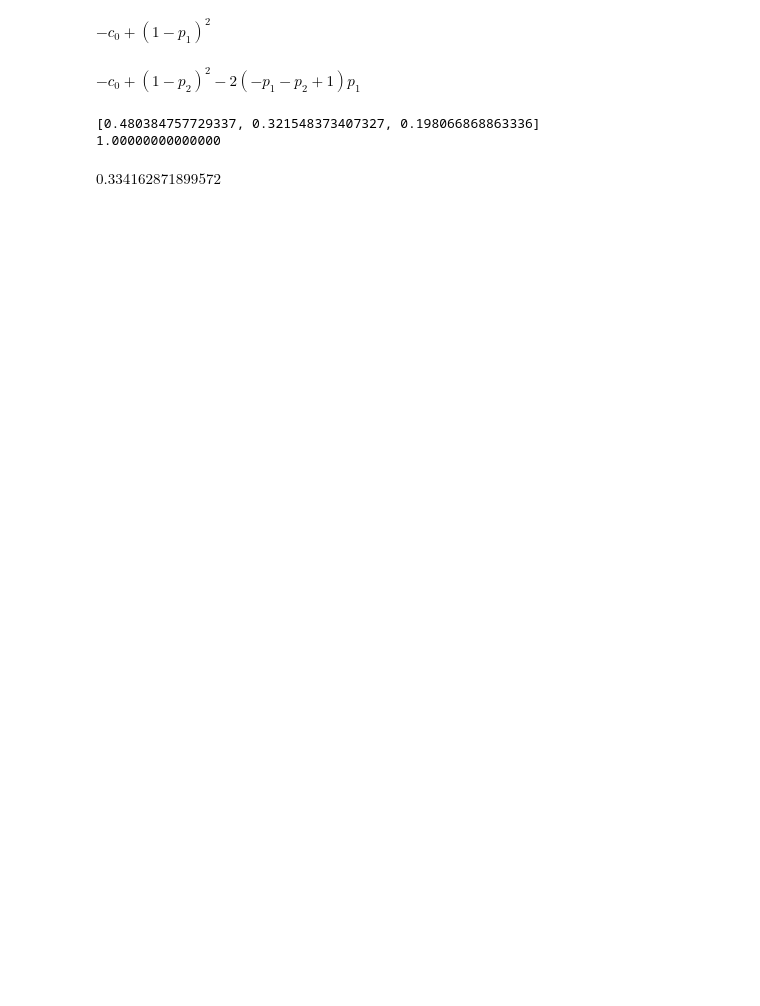
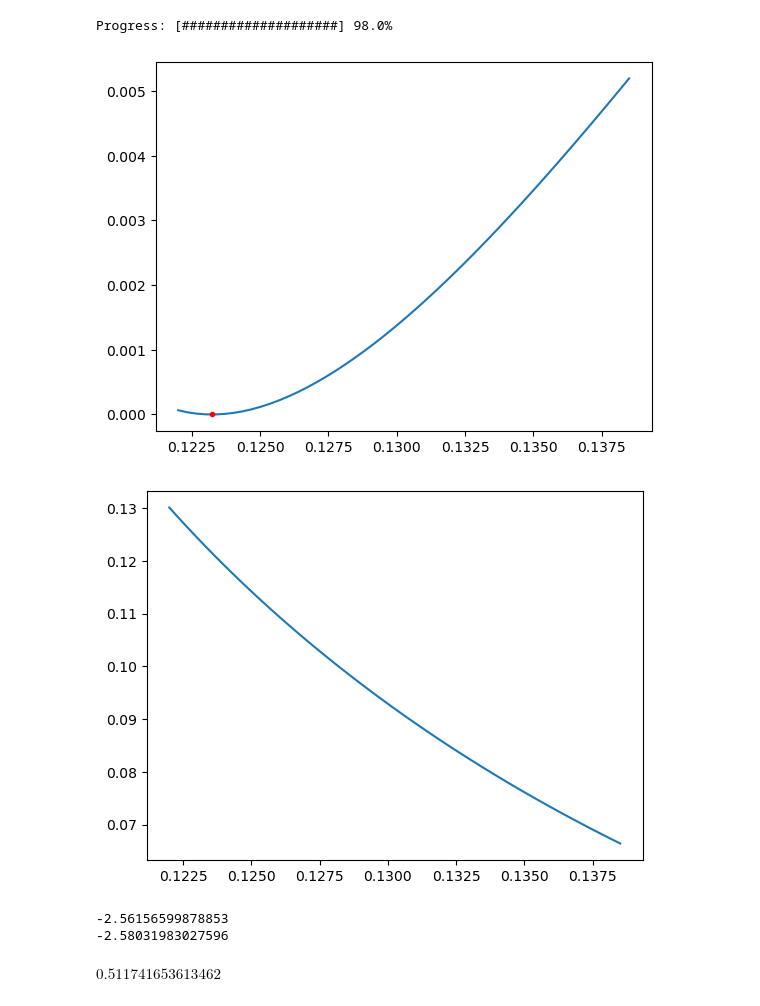
Before and after one commit to Sean-Ericson/LUPI_EVO, a Jupyter notebook: LUPI_NE.ipynb, the cells around one changed output. Cells and saved outputs as stored; diff of their text form; code cells hidden in the pictures; blank space fills up the shorter version.

```diff
--- a/LUPI_NE.ipynb
+++ b/LUPI_NE.ipynb
@@ -38,7 +58,7 @@ def full_soln(x):
 #     print("Elapsed Time: {} days {} hours {} minutes {} seconds {} milliseconds {} microseconds".format(diff.days, diff.seconds // 3600, (diff.seconds // 60) % 60, diff.seconds % 60, diff.microseconds // 1000, diff.microseconds % 1000))
 #     print()
 # %%
-N = 3
+N = 7
 p = sp.IndexedBase('p')
 i,j = sp.symbols('i j', cls=sp.Idx, range=(1,N))
 Z0, c0 = sp.symbols('Z0, c0')
@@ -47,7 +67,3 @@ L = lambda i: lambda Q: p[i]*sp.diff(Q, p[i]).subs(p[i], 0)
 OneMinusL = lambda i: lambda Q: Q - L(i)(Q)
 Z = lambda i: Z0 if i==0 else reduce(lambda f,g: lambda x: f(g(x)), [OneMinusL(x) for x in range(1, i+1)])(Z0)
 c = lambda i: Z(i-1).subs(p[i], 0)
-# %%
-for i in range(1, N):
-    display(c(i))
-display(c(N))
@@ -74,12 +111,57 @@ $\displaystyle \left({p}_{1} + {p}_{2}\right)^{2} - 2 {p}_{1} {p}_{2}$
+# %%
+guess = NE_data[N][0]
+pm = 0.01
+c0s = np.linspace((1-pm)*guess, NE_data[N-1][0], 50)
+errors = []
+for guess in c0s:
+    ps = {c0: guess}
+    derivs = dict()
+    for i in range(1, N):
+        ci = c(i).subs(p[N], 1 - sp.summation(p[j], (j, 1, N-1)))
+        eq = ci - c0
+        soln = sp.nsolve(eq.subs(ps).simplify().subs(p[i], x), 0).simplify()
+
+        ps[p[i]] = soln
+
+        if guess == c0s[-1]:
+            pdvs = dict()
+            for l in range(i):
+                sub = {p[i]: y, (c0 if l==0 else p[l]): x}
+                inv_sub = {v:k for k,v in sub.items()}
+                pdvs[l] = sp.re(sp.idiff(eq.subs(sub), y, x).subs(inv_sub).subs(ps).simplify())
+
+            derivs[i] = pdvs[0] + sum([derivs[k]*pdvs[k] for k in range(1, i)])
+            if np.imag(derivs[i]) < 1e-10:
+                derivs[i] = np.real(derivs[i])
+    error = np.real(np.abs((c(N) - c0).subs(ps).simplify())**2)
+    errors.append(error)
+    update_progress(list(c0s).index(guess) / len(c0s))
+# %% [output]
+Progress: [####################] 98.0%
+# %%
+plt.plot(c0s, errors)
+plt.plot([NE_data[N][0]], [0], 'r.')
+plt.show()
+# %% [output]
+[figure, added]
+[figure, added]
+-2.56156599878853
+-2.58031983027596
+# %%
+m = (errors[-1] - errors[-2]) / (c0s[-1] - c0s[-2])
+m
+# %% [output]
+$\displaystyle 0.511741653613462$
 # %%
-ps = {c0: 0.27}
+ps = {c0: NE_data[N-1][0]}
 derivs = dict()
 for i in range(1, N):
     ci = c(i).subs(p[N], 1 - sp.summation(p[j], (j, 1, N-1)))
     eq = ci - c0
-    display(eq)
-    soln = sp.solve(eq.subs(ps), p[i])
-    soln = soln[0]
+    soln = sp.nsolve(eq.subs(ps).simplify().subs(p[i], x), 0.001*sp.I)
+    if np.imag(soln) < 1e-10:
+        soln = np.real(soln)
+
     ps[p[i]] = soln
 
     pdvs = dict()
@@ -87,19 +169,9 @@ for i in range(1, N):
         sub = {p[i]: y, (c0 if l==0 else p[l]): x}
         inv_sub = {v:k for k,v in sub.items()}
         pdvs[l] = sp.idiff(eq.subs(sub), y, x).subs(inv_sub).subs(ps).simplify()
+        if sp.im(pdvs[l]) < 1e-10:
+            pdvs[l] = sp.re(pdvs[l])
 
     derivs[i] = pdvs[0] + sum([derivs[k]*pdvs[k] for k in range(1, i)])
-
-ps[p[N]] = 1 - sp.summation(p[j], (j, 1, N-1)).subs(ps)
-strat = [ps[p[1]], ps[p[2]], ps[p[3]]]
-sum(np.abs(prob) for prob in strat)
-print(strat)
+    if np.imag(derivs[i]) < 1e-10:
+        derivs[i] = np.real(derivs[i])
-# %% [output]
-$\displaystyle - c_{0} + \left(1 - {p}_{1}\right)^{2}$
-$\displaystyle - c_{0} + \left(1 - {p}_{2}\right)^{2} - 2 \left(- {p}_{1} - {p}_{2} + 1\right) {p}_{1}$
-[0.480384757729337, 0.321548373407327, 0.198066868863336]
-1.00000000000000
-# %%
-c(N).subs(ps)
-# %% [output]
-$\displaystyle 0.334162871899572$
```
Also changed, not shown: parts of 7 cells of this notebook, 2 other files.
